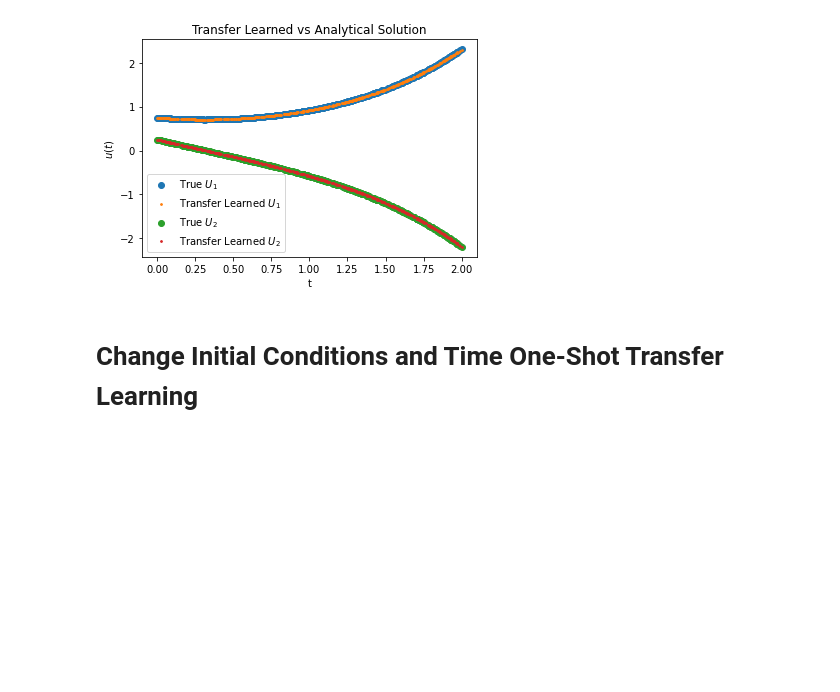
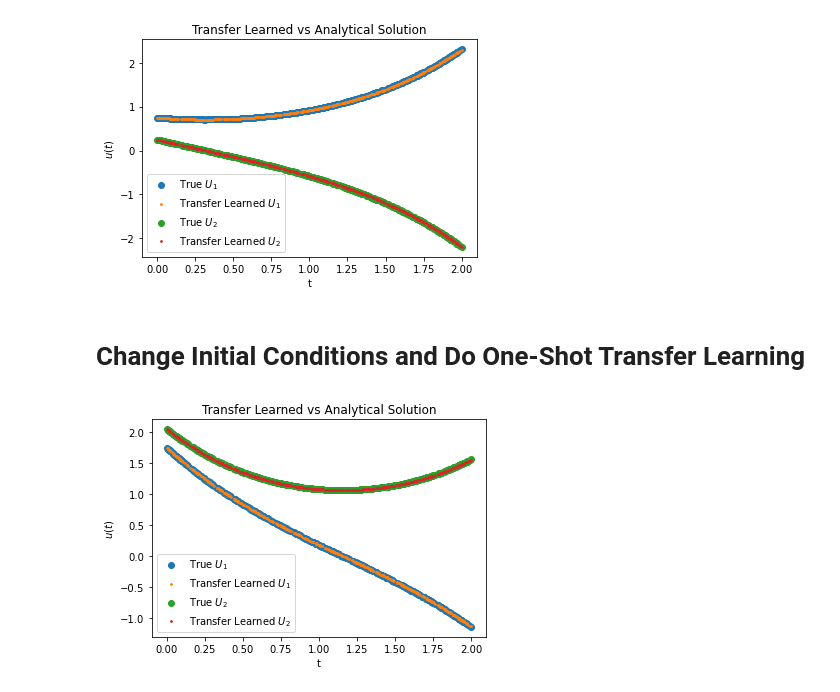
Before and after one commit to Hari-Raval/Harvard-Thesis, a Jupyter notebook: src/transfer_learning_two_linear_ode/system_linear_ode_with_transfer_learning.ipynb, the cells around one changed output. Saved outputs shown, nothing was run; the diff lists cells and outputs as text; code cells hidden in the pictures; blank space fills up the shorter version.

```diff
--- a/src/solve_two_linear_ode/transfer_learning_differential_equation_solve_V3-pythia-coupled.ipynb
+++ b/src/transfer_learning_two_linear_ode/system_linear_ode_with_transfer_learning.ipynb
@@ -387,5 +389,24 @@ plt.title("Transfer Learned vs Analytical Solution")
 plt.legend();
 # %% [output]
 [figure]
-# %% [markdown]
-# Change Initial Conditions and Time One-Shot Transfer Learning
+# %% [markdown]
+# Change Initial Conditions and Do One-Shot Transfer Learning
+# %%
+# v_transfer = torch.tensor([[-2.86], [20.05]])
+v_transfer = torch.tensor([[1.75], [2.05]])
+true_f1_coupled_2_eq_transfer = lambda x: (0.5 * v_transfer[0] * np.exp(-1.1 * x) * (np.exp(2.2 * x) + 1) - (0.5 * v_transfer[1] * np.exp(-1.1 * x) * (np.exp(2.2 * x) - 1))).numpy()
+true_f2_coupled_2_eq_transfer = lambda x: (0.5 * v_transfer[1] * np.exp(-1.1 * x) * (np.exp(2.2 * x) + 1) - (0.5 * v_transfer[0] * np.exp(-1.1 * x) * (np.exp(2.2 * x) - 1))).numpy()
+
+W_out_transfer = torch.matmul(torch.matmul(M_inv, H_0.T), v_transfer)
+u_transfer_initial_change = torch.matmul(H, W_out_transfer).squeeze()
+
+plt.scatter(t_eval.detach().numpy(), true_f1_coupled_2_eq_transfer(t_eval.detach().numpy()), label='True $U_1$');
+plt.scatter(t_eval.detach().numpy(), u_transfer_initial_change[:, 0].detach().numpy(), label='Transfer Learned $U_1$', s=3);
+plt.scatter(t_eval.detach().numpy(), true_f2_coupled_2_eq_transfer(t_eval.detach().numpy()), label='True $U_2$');
+plt.scatter(t_eval.detach().numpy(), u_transfer_initial_change[:, 1].detach().numpy(), label='Transfer Learned $U_2$', s=3);
+plt.xlabel("t")
+plt.ylabel("$u(t)$")
+plt.title("Transfer Learned vs Analytical Solution")
+plt.legend();
+# %% [output]
+[figure, added]
```
Also changed, not shown: parts of 23 cells of this notebook, 10 other files.
